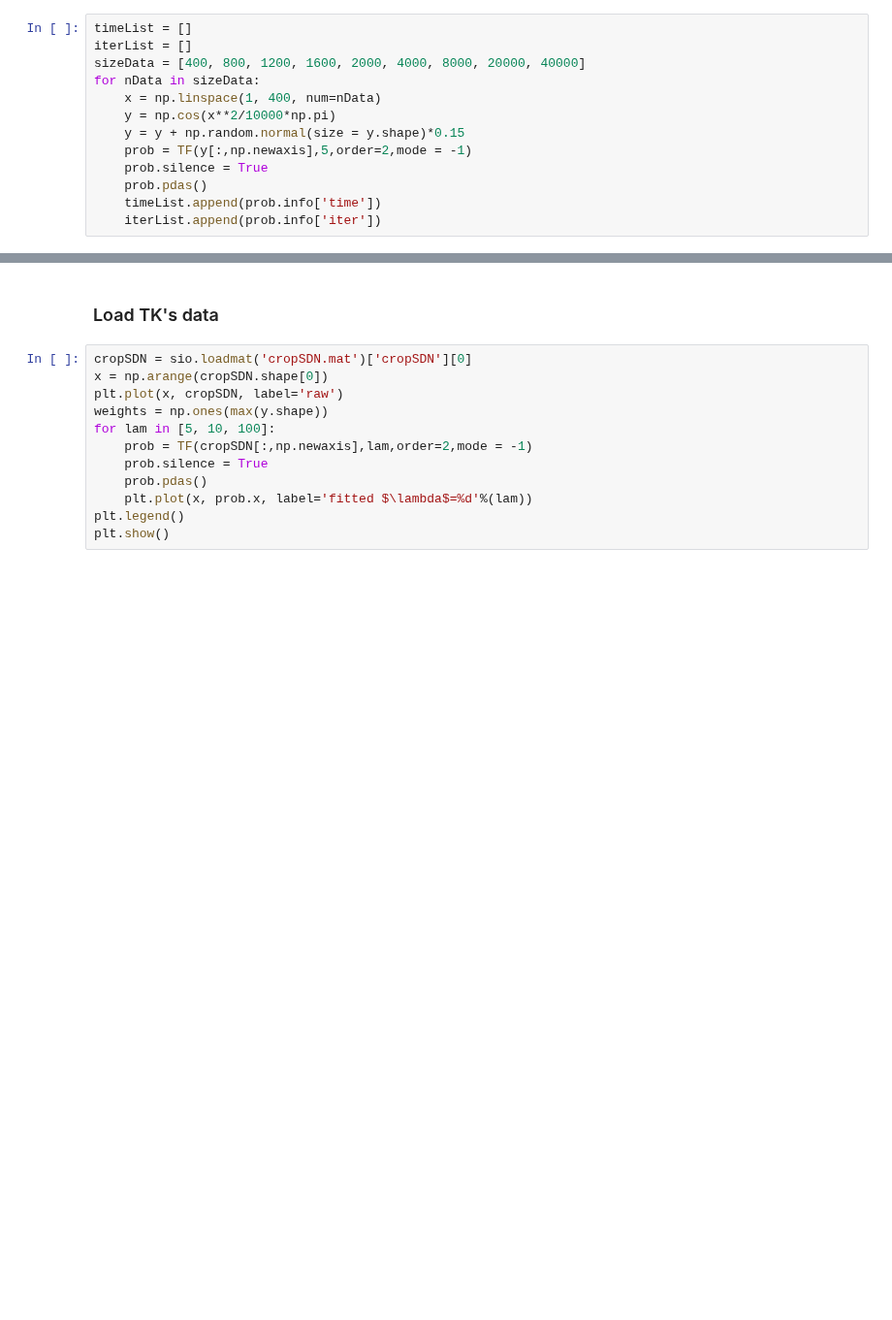
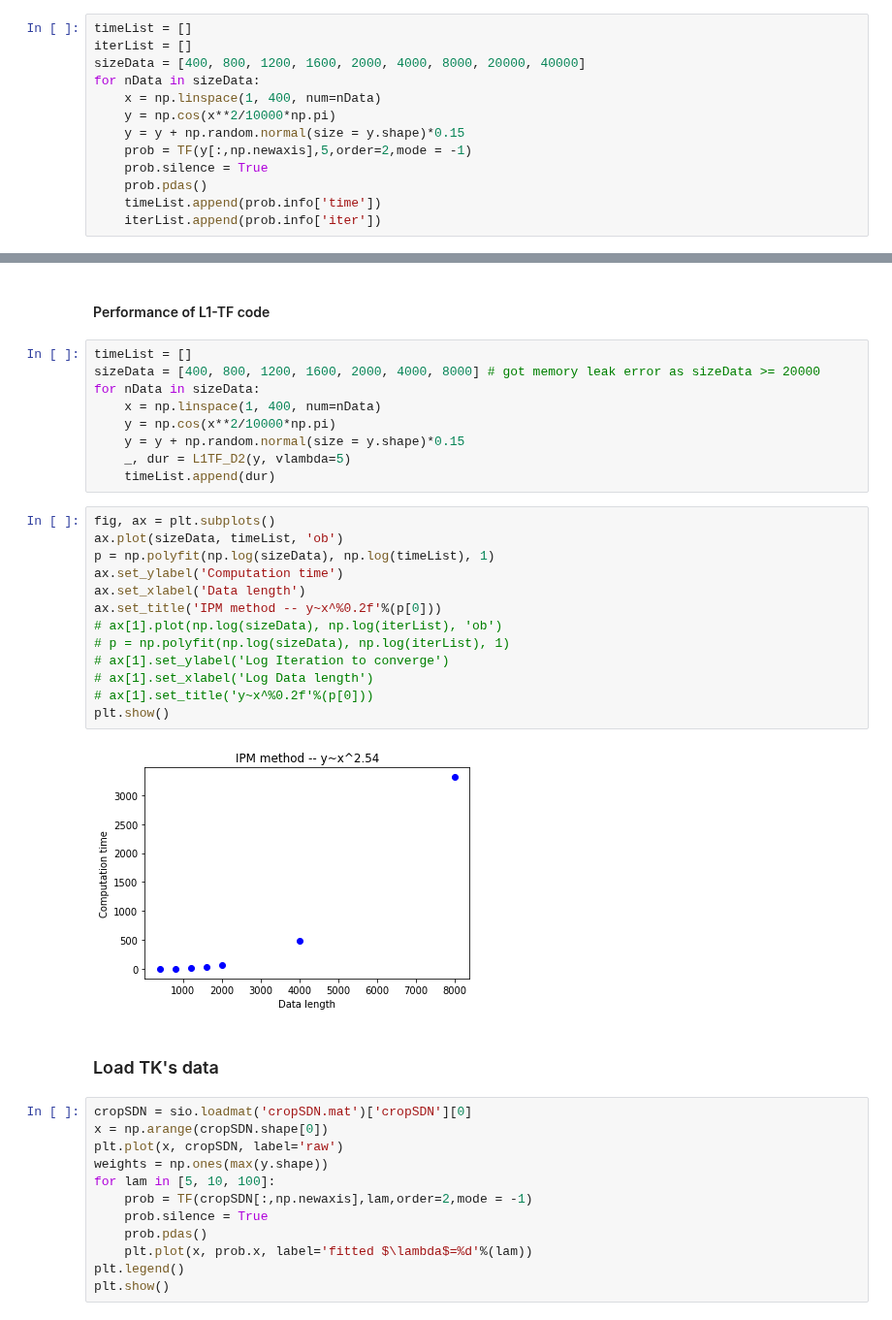
Before and after one commit to zqwei/fish_processing, a Jupyter notebook: notebooks/Test_TF.ipynb, the cells around one changed output, grey strips where cells are left out. Shown at 97% size. Cells and saved outputs as stored; diff of their text form; blank space fills up the shorter version.

```diff
--- a/notebooks/Test_TF.ipynb
+++ b/notebooks/Test_TF.ipynb
@@ -133,3 +145,29 @@ plt.show()
+# %% [markdown]
+#### Performance of L1-TF code
+# %%
+timeList = []
+sizeData = [400, 800, 1200, 1600, 2000, 4000, 8000] # got memory leak error as sizeData >= 20000
+for nData in sizeData:
+    x = np.linspace(1, 400, num=nData)
+    y = np.cos(x**2/10000*np.pi)
+    y = y + np.random.normal(size = y.shape)*0.15
+    _, dur = L1TF_D2(y, vlambda=5)
+    timeList.append(dur)
+# %%
+fig, ax = plt.subplots()
+ax.plot(sizeData, timeList, 'ob')
+p = np.polyfit(np.log(sizeData), np.log(timeList), 1)
+ax.set_ylabel('Computation time')
+ax.set_xlabel('Data length')
+ax.set_title('IPM method -- y~x^%0.2f'%(p[0]))
+# ax[1].plot(np.log(sizeData), np.log(iterList), 'ob')
+# p = np.polyfit(np.log(sizeData), np.log(iterList), 1)
+# ax[1].set_ylabel('Log Iteration to converge')
+# ax[1].set_xlabel('Log Data length')
+# ax[1].set_title('y~x^%0.2f'%(p[0]))
+plt.show()
+# %% [output]
+[figure, added]
 # %% [markdown]
 ### Load TK's data
 # %%
```
Also changed, not shown: parts of 11 cells of this notebook, 3 other files.
